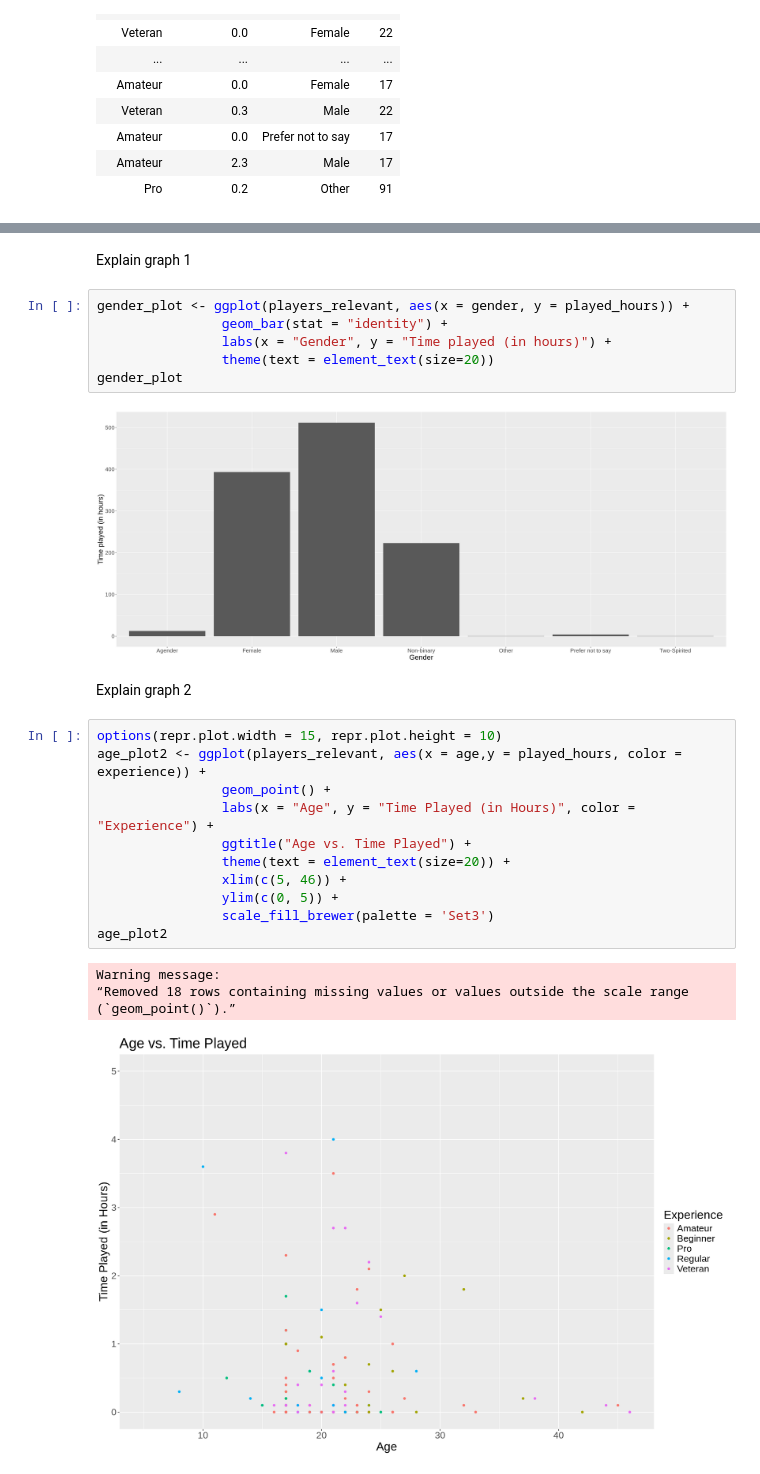
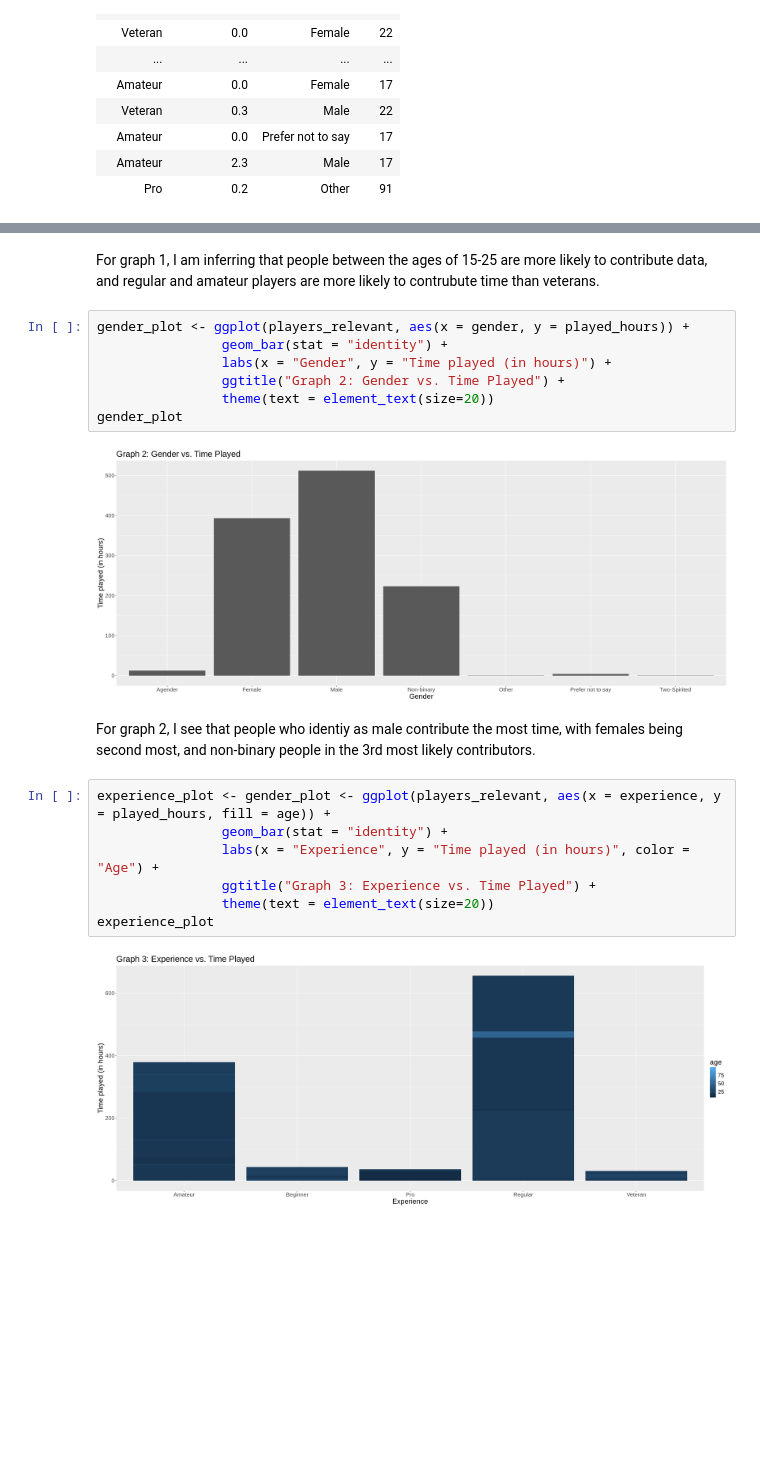
Before and after one commit to liambaldin/DSCI-100-Project-Planning-Stage, a Jupyter notebook: New_Project_Planning.ipynb, the cells around one changed output, grey strips where cells are left out. Drawn from its saved outputs; the diff is of its cells as text; blank space fills up the shorter version.

```diff
--- a/New_Project_Planning.ipynb
+++ b/New_Project_Planning.ipynb
@@ -129,29 +146,23 @@ Warning message:
 # %% [markdown]
-Explain graph 1
+For graph 1, I am inferring that people between the ages of 15-25 are more likely to contribute data, and regular and amateur players are more likely to contrubute time than veterans.
 # %%
 gender_plot <- ggplot(players_relevant, aes(x = gender, y = played_hours)) +
                 geom_bar(stat = "identity") +
                 labs(x = "Gender", y = "Time played (in hours)") +
+                ggtitle("Graph 2: Gender vs. Time Played") +
                 theme(text = element_text(size=20))
 gender_plot
 # %% [output]
-[figure, old version]
+[figure, new version]
 # %% [markdown]
-Explain graph 2
+For graph 2, I see that people who identiy as male contribute the most time, with females being second most, and non-binary people in the 3rd most likely contributors.
 # %%
-options(repr.plot.width = 15, repr.plot.height = 10)
-age_plot2 <- ggplot(players_relevant, aes(x = age,y = played_hours, color = experience)) +
-                geom_point() +
-                labs(x = "Age", y = "Time Played (in Hours)", color = "Experience") +
-                ggtitle("Age vs. Time Played") +
-                theme(text = element_text(size=20)) +
-                xlim(c(5, 46)) +
-                ylim(c(0, 5)) +
-                scale_fill_brewer(palette = 'Set3')
-age_plot2
+experience_plot <- gender_plot <- ggplot(players_relevant, aes(x = experience, y = played_hours, fill = age)) +
+                geom_bar(stat = "identity") +
+                labs(x = "Experience", y = "Time played (in hours)", color = "Age") +
+                ggtitle("Graph 3: Experience vs. Time Played") +
+                theme(text = element_text(size=20))
+experience_plot
 # %% [output]
-Warning message:
-“Removed 18 rows containing missing values or values outside the scale range
-(`geom_point()`).”
-[figure, old version]
+[figure, new version]
 # %% [markdown]
```
Also changed, not shown: parts of 8 cells of this notebook.
